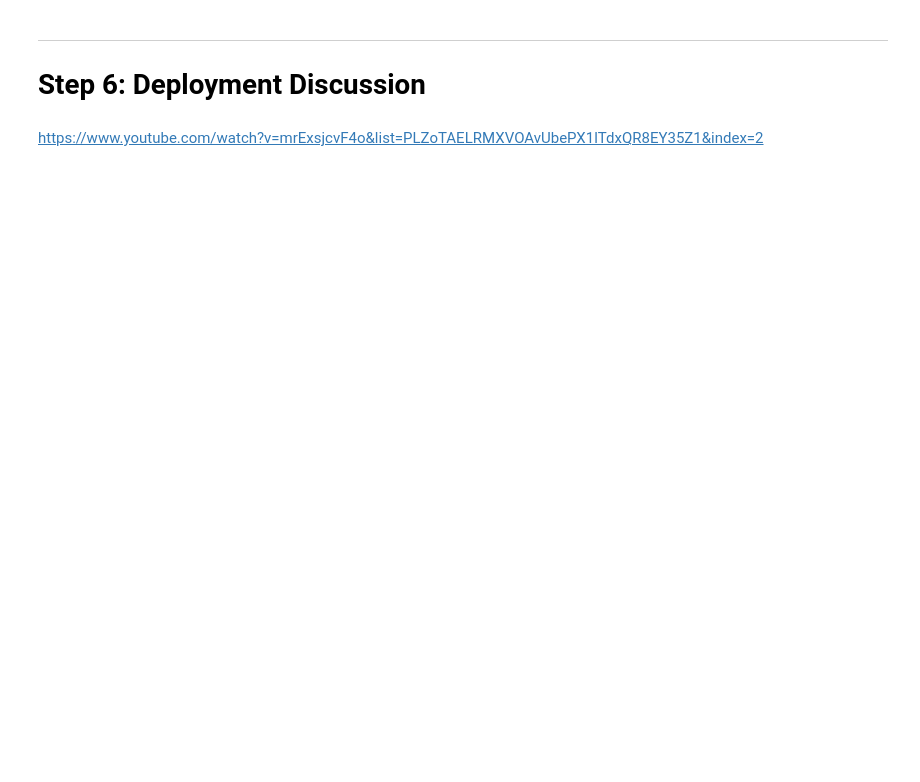
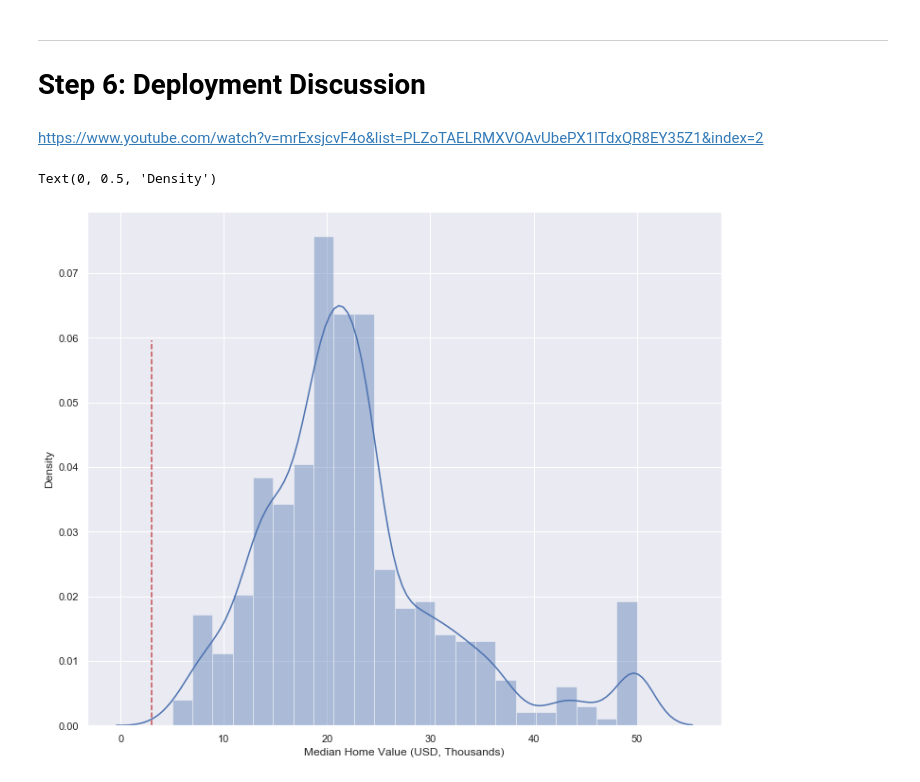
Before and after one commit to radleap/Application-Boston-Housing-Value-Prediction, a Jupyter notebook: Boston Housing Investigation.ipynb, the cells around one changed output. Saved outputs shown, nothing was run; the diff lists cells and outputs as text; code cells hidden in the pictures; blank space fills up the shorter version.

Commit message:
updating code to plot, works locally. Not the best, but ok. Now to test on Heroku. Uses original data to plot on a new .html page.

```diff
--- a/Boston Housing Investigation.ipynb
+++ b/Boston Housing Investigation.ipynb
@@ -547,2 +757,14 @@ r**2
 # %% [markdown]
 https://www.youtube.com/watch?v=mrExsjcvF4o&list=PLZoTAELRMXVOAvUbePX1lTdxQR8EY35Z1&index=2
+# %%
+sample = df.MEDV
+
+sns.set(color_codes=True)
+sns.set(rc={'figure.figsize':(12,10)})
+sns.distplot(sample)
+plt.axvline(3, 0,0.75, linestyle='--', color='r', label='Prediction')
+plt.xlabel('Median Home Value (USD, Thousands)')
+plt.ylabel('Density')
+# %% [output]
+Text(0, 0.5, 'Density')
+[figure, added]
```
Also changed, not shown: parts of 24 cells of this notebook, 6 other files.
